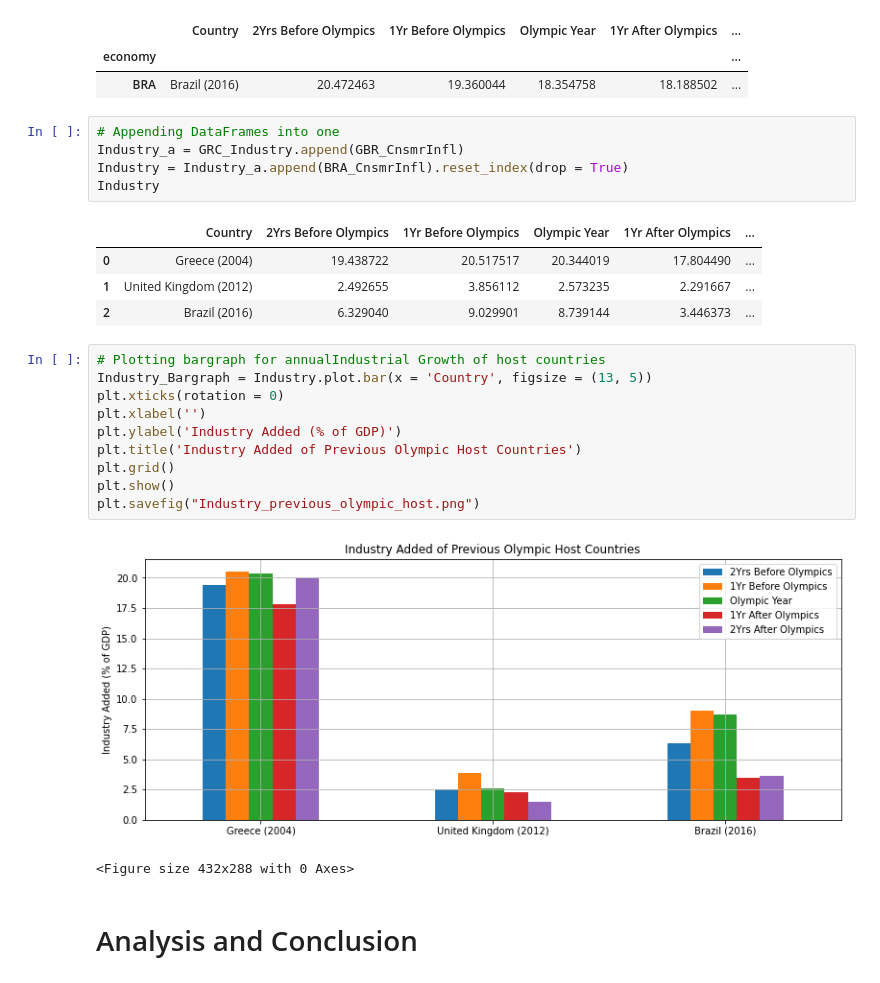
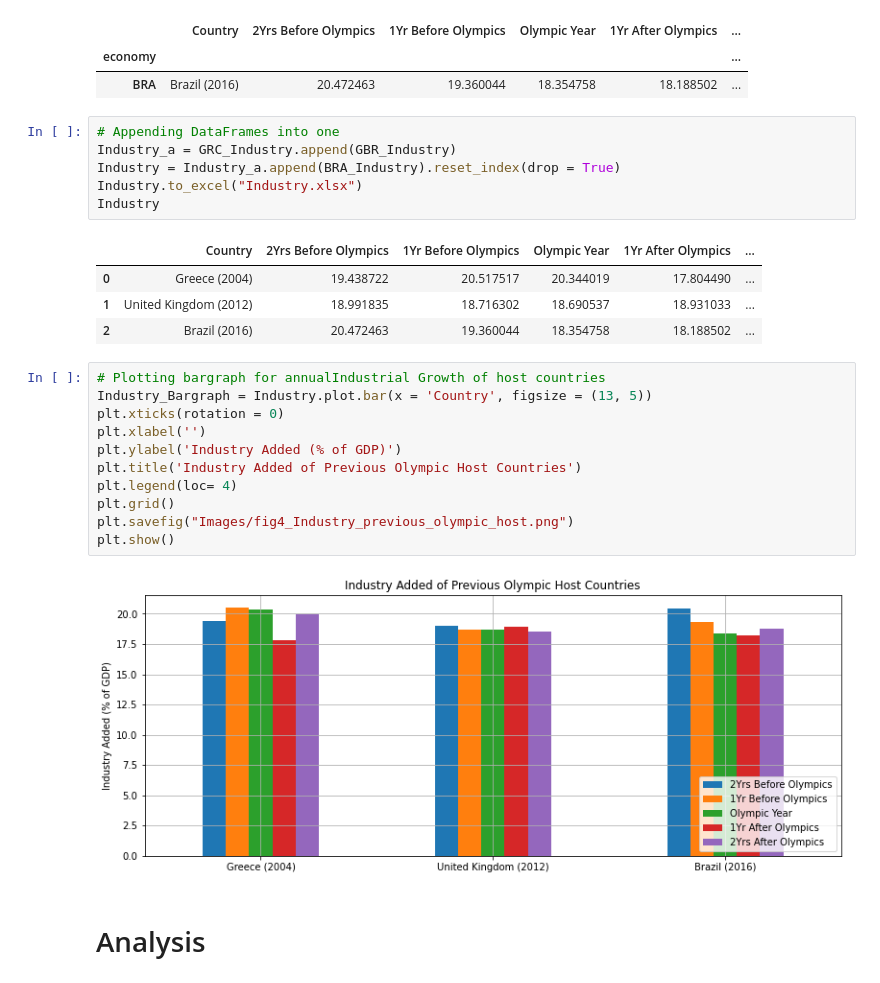
Before and after one commit to Trevor-Velez/project-1, a Jupyter notebook: Jasper Chou/Project_1_Jasper.ipynb, the cells around one changed output. Cells and saved outputs as stored; diff of their text form.

Commit message:
Updated final file for project 1
Discovered data errors in Industry Value Added data.  Appended the incorrect dataframe.

```diff
--- a/Jasper Chou/Project_1_Jasper.ipynb
+++ b/Jasper Chou/Project_1_Jasper.ipynb
@@ -328,27 +329,28 @@ BRA_Industry
 | BRA | Brazil (2016) | 20.472463 | 19.360044 | 18.354758 | 18.188502 | ... |
 # %%
 # Appending DataFrames into one
-Industry_a = GRC_Industry.append(GBR_CnsmrInfl)
-Industry = Industry_a.append(BRA_CnsmrInfl).reset_index(drop = True)
+Industry_a = GRC_Industry.append(GBR_Industry)
+Industry = Industry_a.append(BRA_Industry).reset_index(drop = True)
+Industry.to_excel("Industry.xlsx")
 Industry
 # %% [output]
 |  | Country | 2Yrs Before Olympics | 1Yr Before Olympics | Olympic Year | 1Yr After Olympics | ... |
 | 0 | Greece (2004) | 19.438722 | 20.517517 | 20.344019 | 17.804490 | ... |
-| 1 | United Kingdom (2012) | 2.492655 | 3.856112 | 2.573235 | 2.291667 | ... |
-| 2 | Brazil (2016) | 6.329040 | 9.029901 | 8.739144 | 3.446373 | ... |
+| 1 | United Kingdom (2012) | 18.991835 | 18.716302 | 18.690537 | 18.931033 | ... |
+| 2 | Brazil (2016) | 20.472463 | 19.360044 | 18.354758 | 18.188502 | ... |
 # %%
 # Plotting bargraph for annualIndustrial Growth of host countries
 Industry_Bargraph = Industry.plot.bar(x = 'Country', figsize = (13, 5))
 plt.xticks(rotation = 0)
 plt.xlabel('')
 plt.ylabel('Industry Added (% of GDP)')
 plt.title('Industry Added of Previous Olympic Host Countries')
+plt.legend(loc= 4)
 plt.grid()
+plt.savefig("Images/fig4_Industry_previous_olympic_host.png")
 plt.show()
-plt.savefig("Industry_previous_olympic_host.png")
 # %% [output]
-[figure, old version]
+[figure, new version]
-<Figure size 432x288 with 0 Axes>
 # %% [markdown]
-#  Analysis and Conclusion
+#  Analysis
 # %% [markdown]
```
Also changed, not shown: parts of 8 cells of this notebook.
